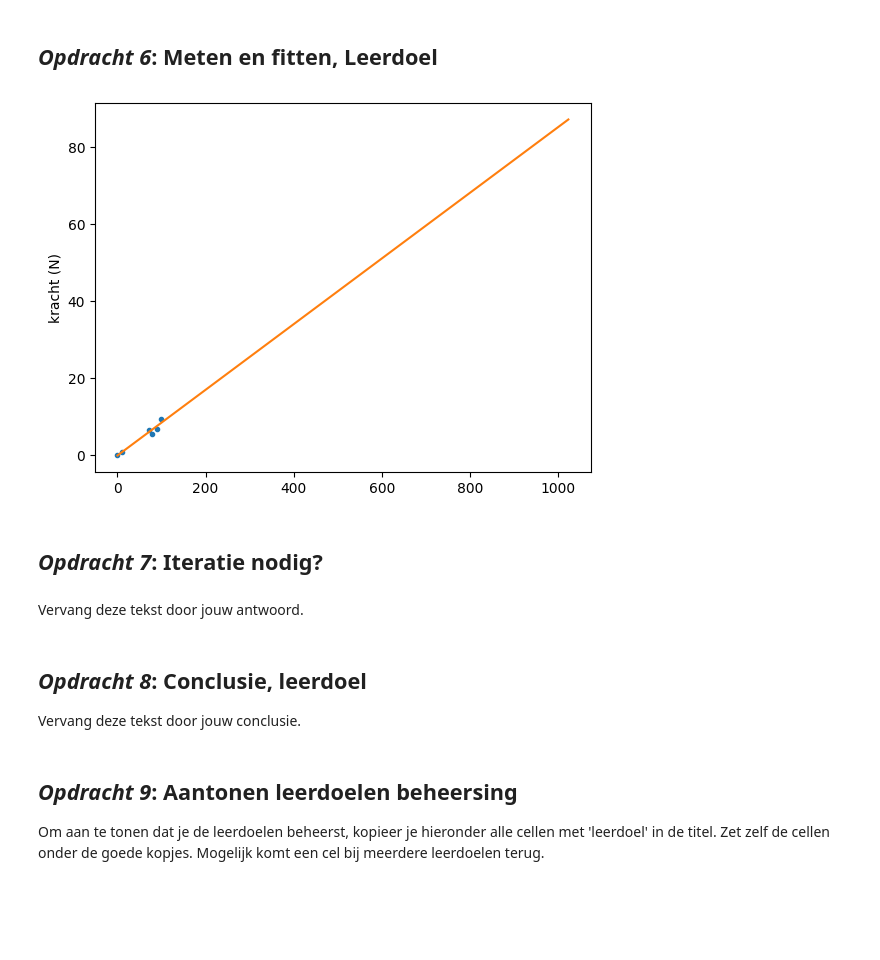
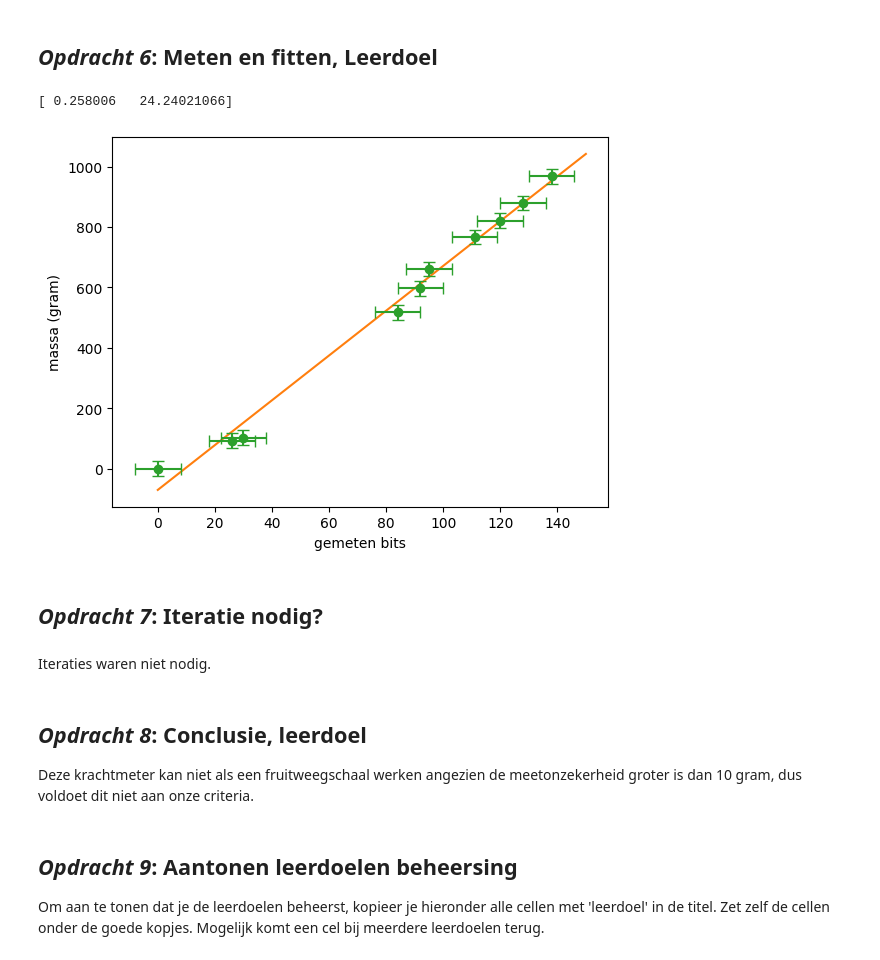
Before and after one commit to JSlootsTUD/opdrachten-DEF-D-Justin, a Jupyter notebook: FysiekeOntwerpopdrachten/1KalibreerEenSensorDigitaalAnaloog/DEFOntwerpopdracht1KalibreerEenSensorInvulTemplate.ipynb, the cells around one changed output. Cells and saved outputs as stored; diff of their text form; code cells hidden in the pictures; blank space fills up the shorter version.

```diff
--- a/FysiekeOntwerpopdrachten/1KalibreerEenSensorDigitaalAnaloog/DEFOntwerpopdracht1KalibreerEenSensorInvulTemplate.ipynb
+++ b/FysiekeOntwerpopdrachten/1KalibreerEenSensorDigitaalAnaloog/DEFOntwerpopdracht1KalibreerEenSensorInvulTemplate.ipynb
@@ -64,39 +64,55 @@ import numpy as np
 import matplotlib.pyplot as plt
 from scipy.optimize import curve_fit
 
-massa = np.array([0, 0.09286, 0.48126+0.09286, 0.59907+0.09286, 0.5677+0.09286, 0.8751+0.09286])  #massa van gewichten in kg
-bits_raw = np.array([1023, 1013, 945, 934, 952, 924])  #gegeven waarde door de arduino in bits
+#, (0.48126+0.09286), (0.59907+0.09286) massa
+#, (945), (934) bits
+massa = np.array([0, 0.09286, 0.5677+0.09286, 0.8751+0.09286, 0.5045+0.09286, 0.7862+0.09286, 0.7285+0.09286, 0.4246+0.09286, 0.6744+ 0.09286, 0.0098+ 0.09286])*1000  #massa van gewichten in gram
+bits_raw = np.array([1023, 997, 928, 885, 931, 895, 903, 939, 912, 993])  #gegeven waarde door de arduino in bits
 # %%
 # Plot hier de meting en fit een lijn door de metingen.
 # Maak gebruik van wat je geleerd hebt bij het practicum.
 
 bits_omgerekend = 1023 - bits_raw # omrekenen zodat de waarde nu van 0 tot 1023 i.p.v. van 1023 tot 0
-newton = massa * 9.81    # massa omrekenen naar Newton
 
 def verhouding(x,a,b):
     return a*x+b
 
-pvar,pcov= curve_fit(verhouding, bits_omgerekend, newton)
-x_fit = np.linspace(0,1023, 1024)
+# Bereken residuen
+residuen = massa - verhouding(bits_omgerekend, *pvar)
+
+# Schatting van standaardafwijking (reduced chi^2 benadering)
+N = len(massa)
+p = len(pvar)  # aantal fitparameters
+sigma_y = np.sqrt(np.sum(residuen**2) / (N - p))
+
+# Maak array met gelijke fout voor alle punten
+# y_err = np.ones_like(massa) * sigma_y
+
+pvar, pcov= curve_fit(verhouding, bits_omgerekend, massa)
+x_fit = np.linspace(0,150, 151)
 gefit = verhouding(x_fit, pvar[0], pvar[1])
 
+y_err = np.sqrt(np.diag(pcov))
+print(y_err)
+
 plt.figure()
-plt.plot(bits_omgerekend, newton, ".")
+plt.plot(bits_omgerekend, massa, ".")
 plt.plot(x_fit, gefit)
-plt.xlabel
-plt.ylabel("kracht (N)")
+plt.errorbar(bits_omgerekend, massa, yerr=y_err[1], xerr=8, fmt='o', capsize=4)
+plt.xlabel("gemeten bits")
+plt.ylabel("massa (gram)")
 plt.show()
-%matplotlib inline
 # %% [output]
+[ 0.258006   24.24021066]
-[figure, old version]
+[figure, new version]
 # %% [markdown]
 ## *Opdracht 7*: Iteratie nodig?
-# %% [markdown]
-Vervang deze tekst door jouw antwoord.
-# %% [markdown]
-## *Opdracht 8*: Conclusie, leerdoel
-
-Vervang deze tekst door jouw conclusie.
+# %% [markdown]
+Iteraties waren niet nodig.
+# %% [markdown]
+## *Opdracht 8*: Conclusie, leerdoel
+
+Deze krachtmeter kan niet als een fruitweegschaal werken angezien de meetonzekerheid groter is dan 10 gram, dus voldoet dit niet aan onze criteria.
 # %% [markdown]
 ## *Opdracht 9*: Aantonen leerdoelen beheersing
 
```
Also changed, not shown: parts of 14 cells of this notebook.
